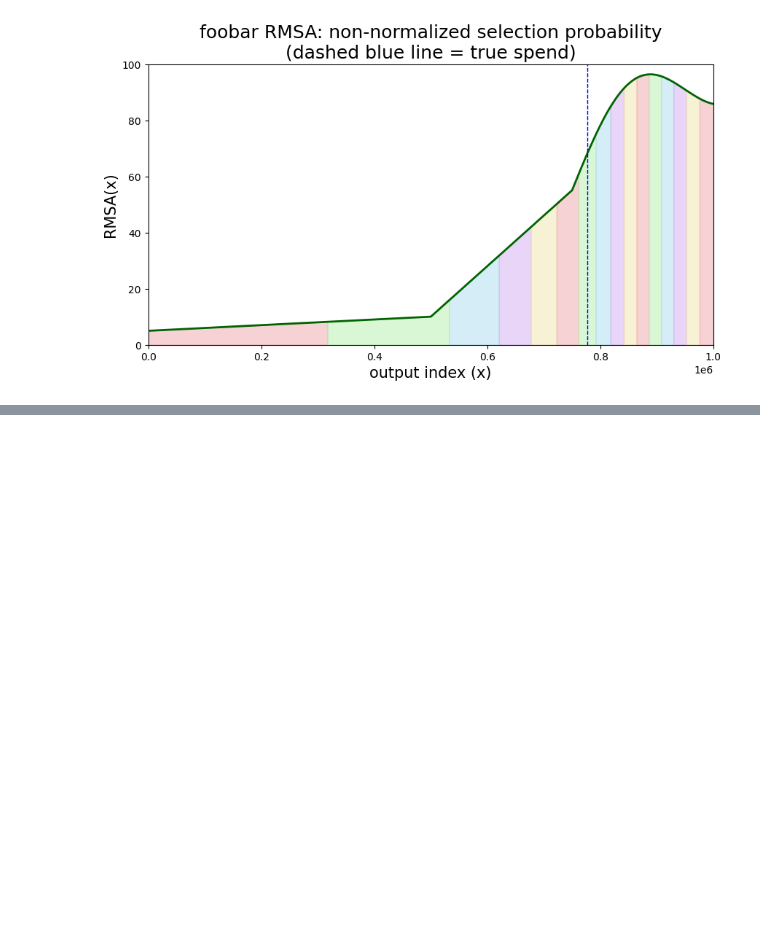
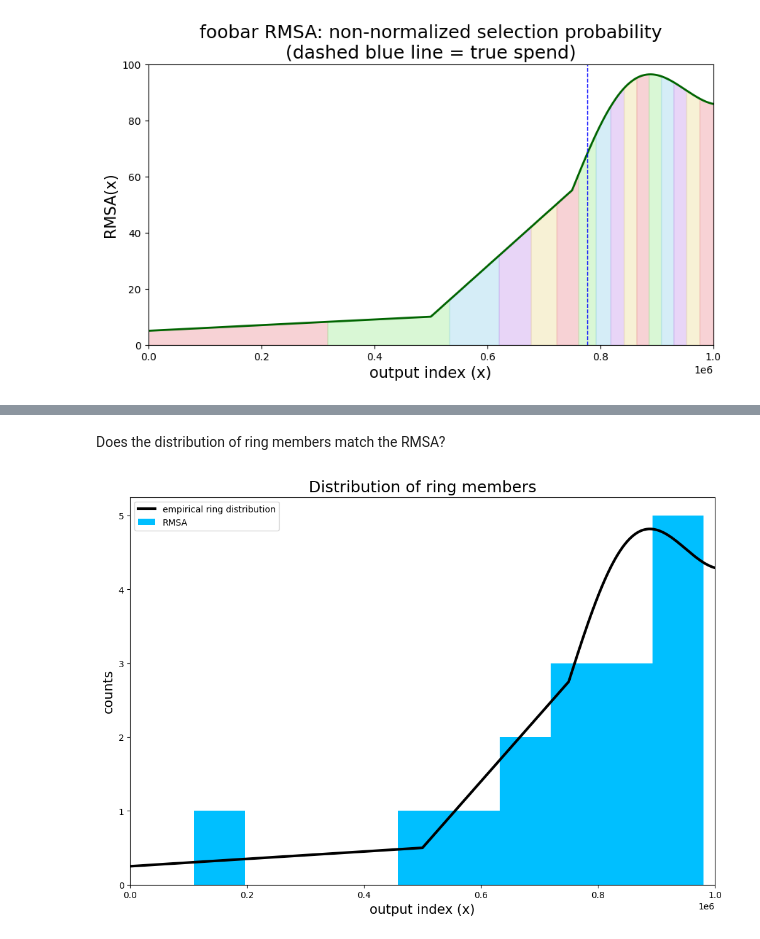
Before and after one commit to Mitchellpkt/isthmus_indices_dev, a Jupyter notebook: dev.ipynb, the cells around one changed output, grey strips where cells are left out. Saved outputs shown, nothing was run; the diff lists cells and outputs as text; code cells hidden in the pictures; blank space fills up the shorter version.

```diff
--- a/dev.ipynb
+++ b/dev.ipynb
@@ -105,11 +111,11 @@ def get_windows(r: int, h: int) -> List[Tuple[int, int]]:
 # %% [markdown]
 Visualize the windows
 # %%
-def window_plot_helper(h: int, r: int, get_windows_func, func):
+def window_plot_helper(h: int, r: int):
     # Get the RMSA and window values
     x_values: List[float] = list(np.arange(0, h + 1))
-    y_values: List[float] = list(np.array([func(x, h) for x in x_values]))
-    windows: List[Tuple[float, float]] = get_windows_func(r, h)
+    y_values: List[float] = list(np.array([foobar_RMSA(x, h) for x in x_values]))
+    windows: List[Tuple[float, float]] = get_windows(r, h)
 
     isthmuslib.plot(
         x_values,
@@ -137,7 +143,7 @@ def window_plot_helper(h: int, r: int, get_windows_func, func):
     plt.show()
 
 
-windows: List[Tuple[float, float]] = get_windows(r, anchor_h)
-window_plot_helper(anchor_h, r, get_windows, foobar_RMSA)
+windows: List[Tuple[float, float]] = get_windows(r, demo_anchor)
+window_plot_helper(demo_anchor, r)
 # %% [output]
 [figure]
@@ -143,0 +241,20 @@ window_plot_helper(anchor_h, r, get_windows, foobar_RMSA)
+# %% [markdown]
+Does the distribution of ring members match the RMSA?
+# %%
+isthmuslib.hist(
+    ring_members,
+    title="Distribution of ring members",
+    show=False,
+    xlabel="output index (x)",
+    color='deepskyblue'
+)
+range_downsampled: List[float] = list(np.arange(0, demo_anchor + 1, 1000))
+plt.plot(
+    range_downsampled,
+    list(np.array([foobar_RMSA(x, demo_anchor) / 20 for x in range_downsampled])),
+    color="k",
+    linewidth=3,
+)
+plt.legend(['empirical ring distribution', 'RMSA']);
+# %% [output]
+[figure, added]
```
Also changed, not shown: parts of 19 cells of this notebook.
